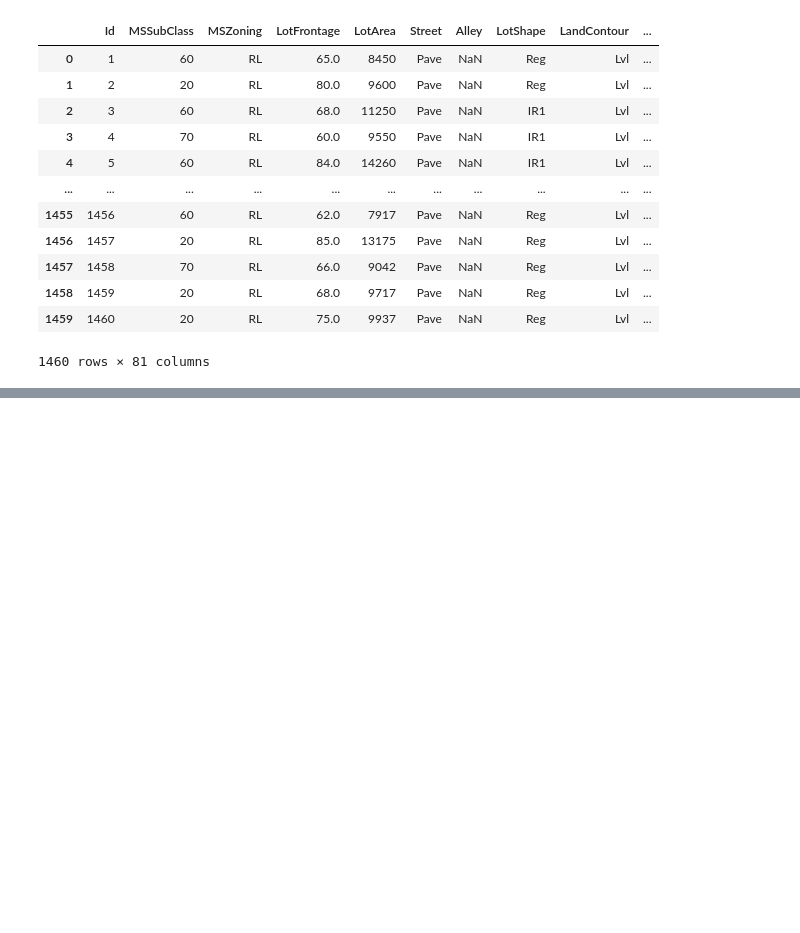
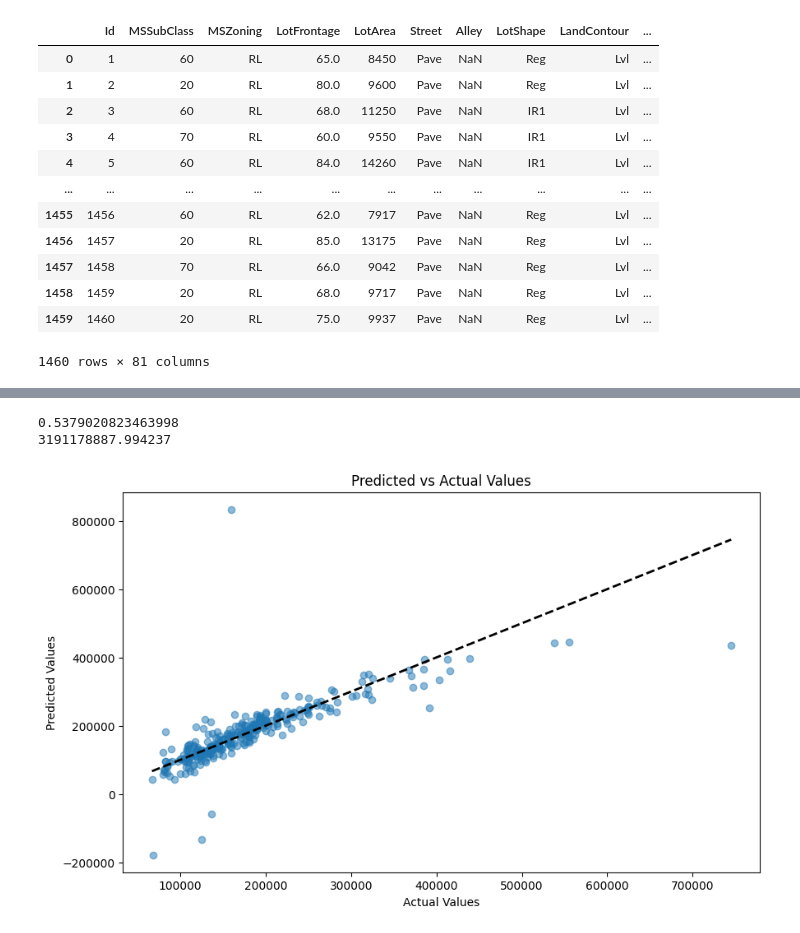
Before and after one commit to JosiaAlmeida/House-Prices---Advanced-Regression-Techniques, a Jupyter notebook: index.ipynb, the cells around one changed output, grey strips where cells are left out. Cells and saved outputs as stored; diff of their text form; code cells hidden in the pictures; blank space fills up the shorter version.

Commit message:
feat: gerando modelo de LR 1

```diff
--- a/index.ipynb
+++ b/index.ipynb
@@ -138,0 +127,4 @@ dtype: int64
+# %%
+scale = StandardScaler()
+x_train = scale.fit_transform(x_train)
+x_test = scale.transform(x_test)
@@ -138,0 +136,6 @@ dtype: int64
+# %%
+from sklearn.impute import SimpleImputer
+imputer = SimpleImputer(strategy='mean')
+x_train = imputer.fit_transform(x_train)
+x_test = imputer.fit_transform(x_test)
+x_train
@@ -138,0 +156,5 @@ dtype: int64
+# %%
+
+modelo = LinearRegression()
+modelo = modelo.fit(x_train, y_train)
+modelo
@@ -138,0 +185,3 @@ dtype: int64
+# %%
+prevision = modelo.predict(x_test)
+prevision
@@ -138,0 +206,21 @@ dtype: int64
+# %%
+
+mse = mean_squared_error(y_test, prevision)
+r2 = r2_score(y_test, prevision)
+print(r2)
+print(mse)
+# %% [output]
+0.5379020823463998
+3191178887.994237
+# %%
+
+# Scatter Plot: Predicted vs Actual Values
+plt.figure(figsize=(10, 6))
+plt.scatter(y_test, prevision, alpha=0.5)
+plt.plot([y_test.min(), y_test.max()], [y_test.min(), y_test.max()], 'k--', lw=2)
+plt.xlabel('Actual Values')
+plt.ylabel('Predicted Values')
+plt.title('Predicted vs Actual Values')
+plt.show()
+# %% [output]
+[figure, added]
```
Also changed, not shown: parts of 26 cells of this notebook.
